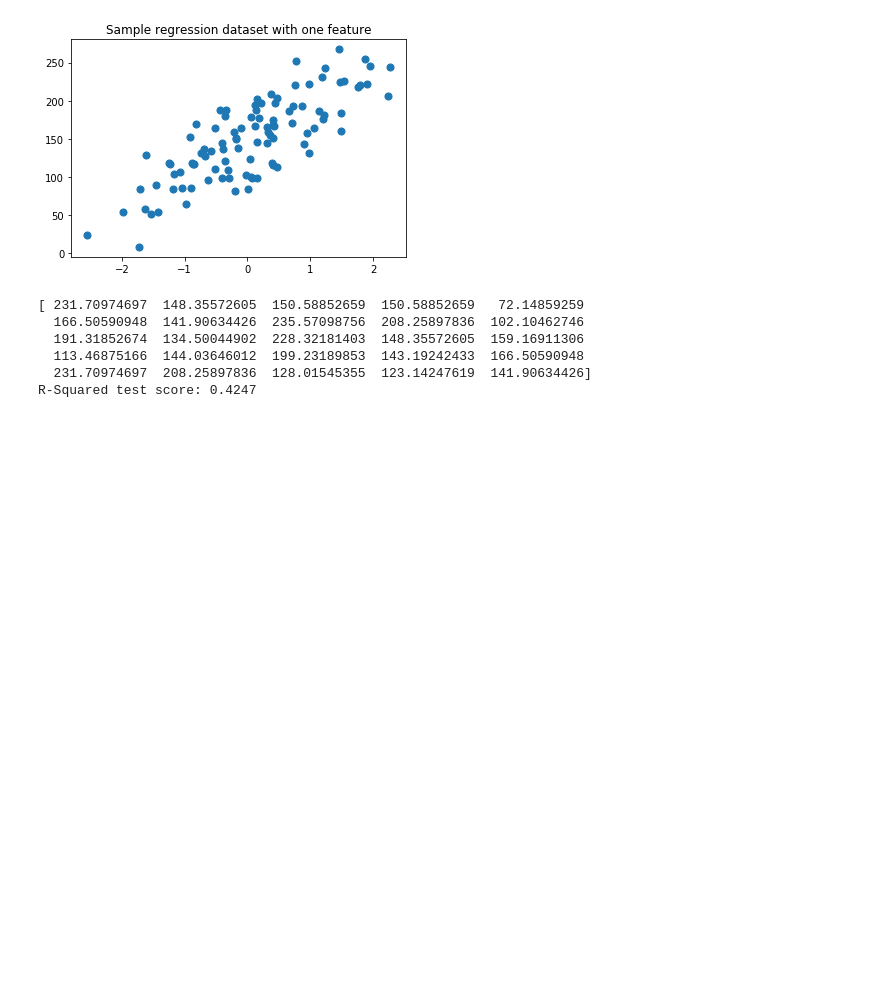
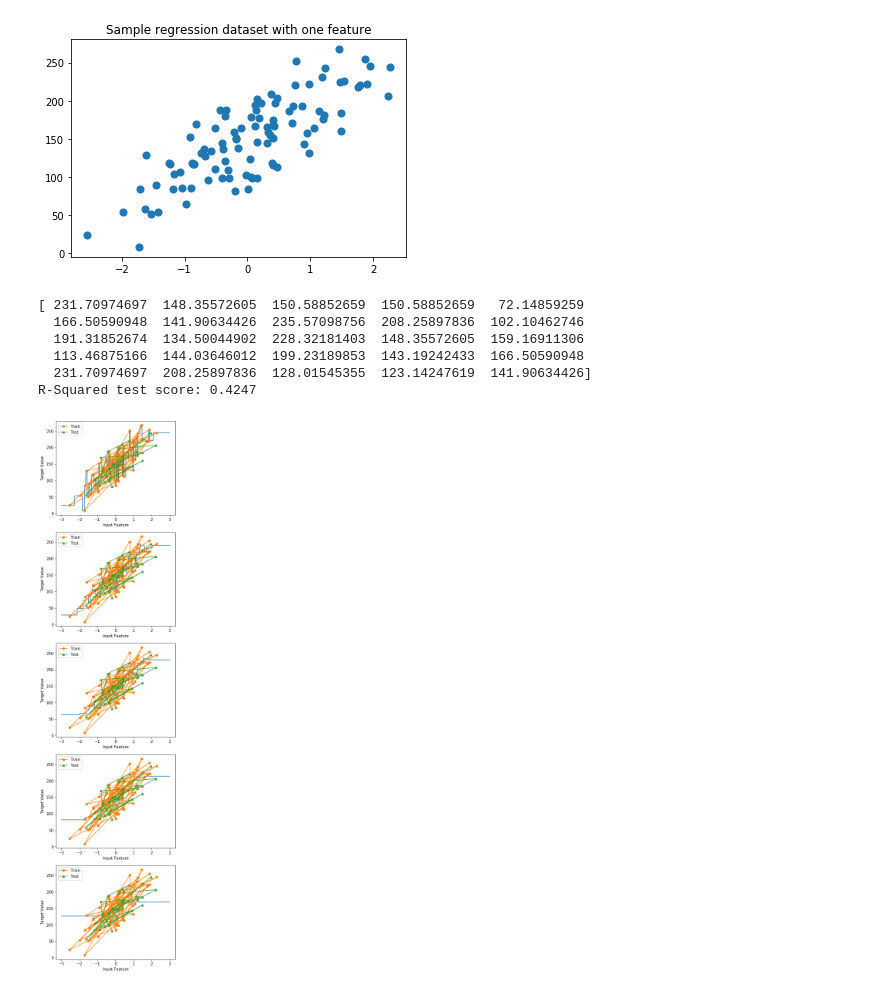
Before and after one commit to c-shekhar/AppliedML, a Jupyter notebook: Implementations/Module2.ipynb, the cells around one changed output. Drawn from its saved outputs; the diff is of its cells as text; code cells hidden in the pictures; blank space fills up the shorter version.

Commit message:
added k comparisons and plots for knnRegressor --WIP

```diff
--- a/Implementations/Module2.ipynb
+++ b/Implementations/Module2.ipynb
@@ -24,3 +25,25 @@ print "R-Squared test score: {:.4f}".format(knn_reg.score(X_test,y_test))
   113.46875166  144.03646012  199.23189853  143.19242433  166.50590948
   231.70974697  208.25897836  128.01545355  123.14247619  141.90634426]
 R-Squared test score: 0.4247
+# %%
+fig,sub_axes = plt.subplots(5,1,figsize=(5,20))
+# print sub_axes
+X_R1_train,X_R1_test,y_R1_train,y_R1_test = train_test_split(X_R1,y_R1,random_state=0)
+X_predict_input = np.linspace(-3,3,500).reshape(-1,1)
+for this_axis,k in zip(sub_axes,[1,3,7,15,55]):
+    knn_reg = KNeighborsRegressor(n_neighbors=k)
+    knn_reg.fit(X_train,y_train)
+    y_predict_output = knn_reg.predict(X_predict_input)
+    train_score = knn_reg.score(X_R1_train,y_R1_train)
+    test_score = knn_reg.score(X_R1_test,y_R1_test)
+    this_axis.plot(X_predict_input,y_predict_output)
+    this_axis.plot(X_train,y_train,marker='o',alpha=0.9,label='Train')
+    this_axis.plot(X_test,y_test,marker='^',alpha=0.9,label='Test')
+    this_axis.set_xlabel('Input Feature')
+    this_axis.set_ylabel('Target Value')
+#     this_axis.title('')
+    this_axis.legend()
+    plt.tight_layout(pad=0.4,w_pad=0.5,h_pad=1.0)
+plt.show()
+# %% [output]
+[figure, added]
```
Also changed, not shown: parts of 1 cell of this notebook.
